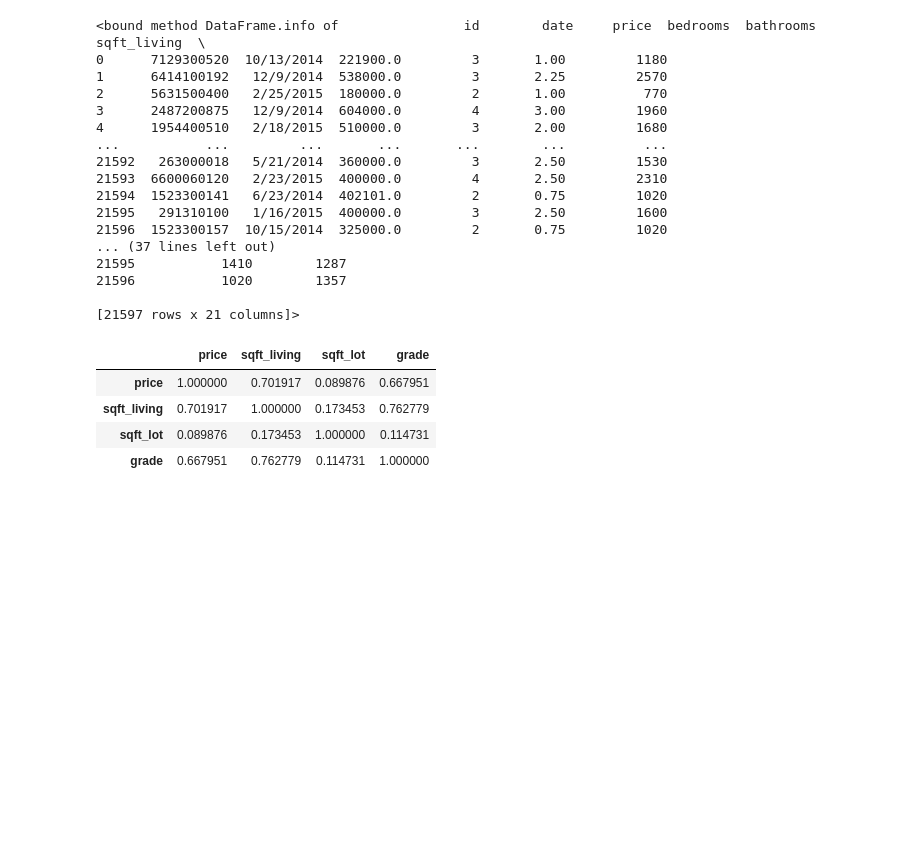
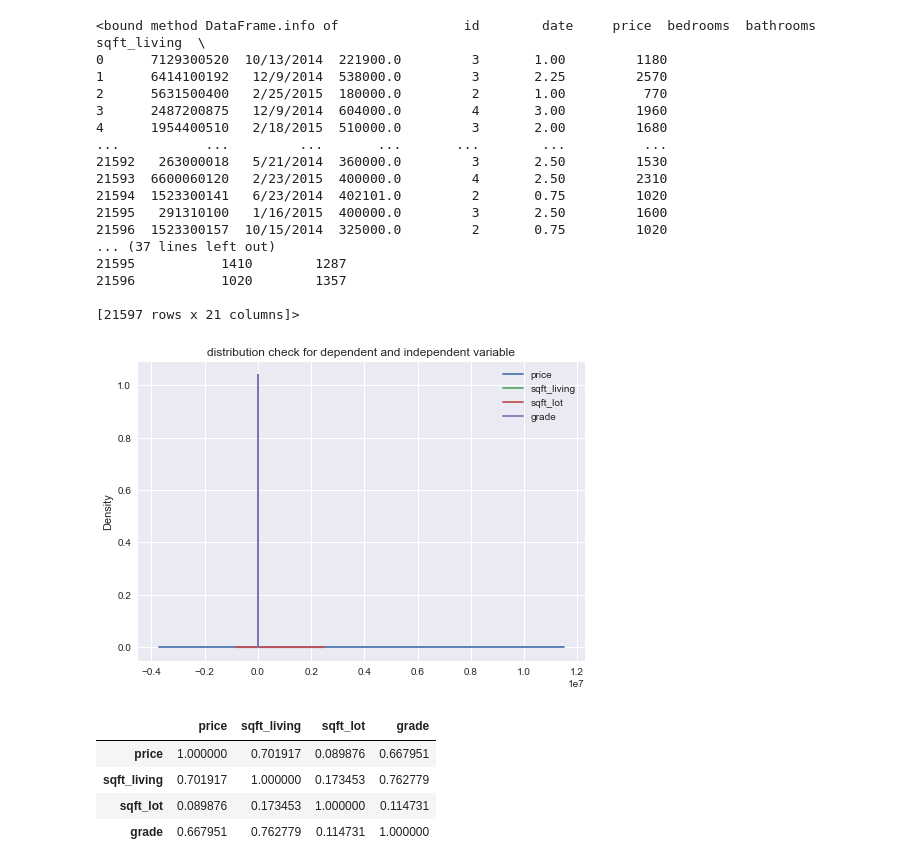
Before and after one commit to githosted/Phase2Pro, a Jupyter notebook: Phase2REDO2.ipynb, the cells around one changed output. Cells and saved outputs as stored; diff of their text form; code cells hidden in the pictures; blank space fills up the shorter version.

```diff
--- a/Phase2REDO2.ipynb
+++ b/Phase2REDO2.ipynb
@@ -143,6 +143,13 @@ data.info
 # %%
 #drop unnecessary column data
 data.drop(['id', 'date', 'waterfront', 'sqft_above', 'sqft_basement', 'lat', 'long', 'view', 'bedrooms', 'bathrooms', 'sqft_living15', 'sqft_lot15', 'yr_renovated', 'zipcode', 'condition', 'floors', 'yr_built'], axis=1, inplace=True)
+# %%
+#kernal density plot estimation and distro check
+data.plot.kde()
+plt.title("distribution check for dependent and independent variable")
+plt.show()
+# %% [output]
+[figure, added]
 # %%
 #Review specific correlated value estimated
 data.corr()
```
Also changed, not shown: parts of 12 cells of this notebook, 2 other files.
